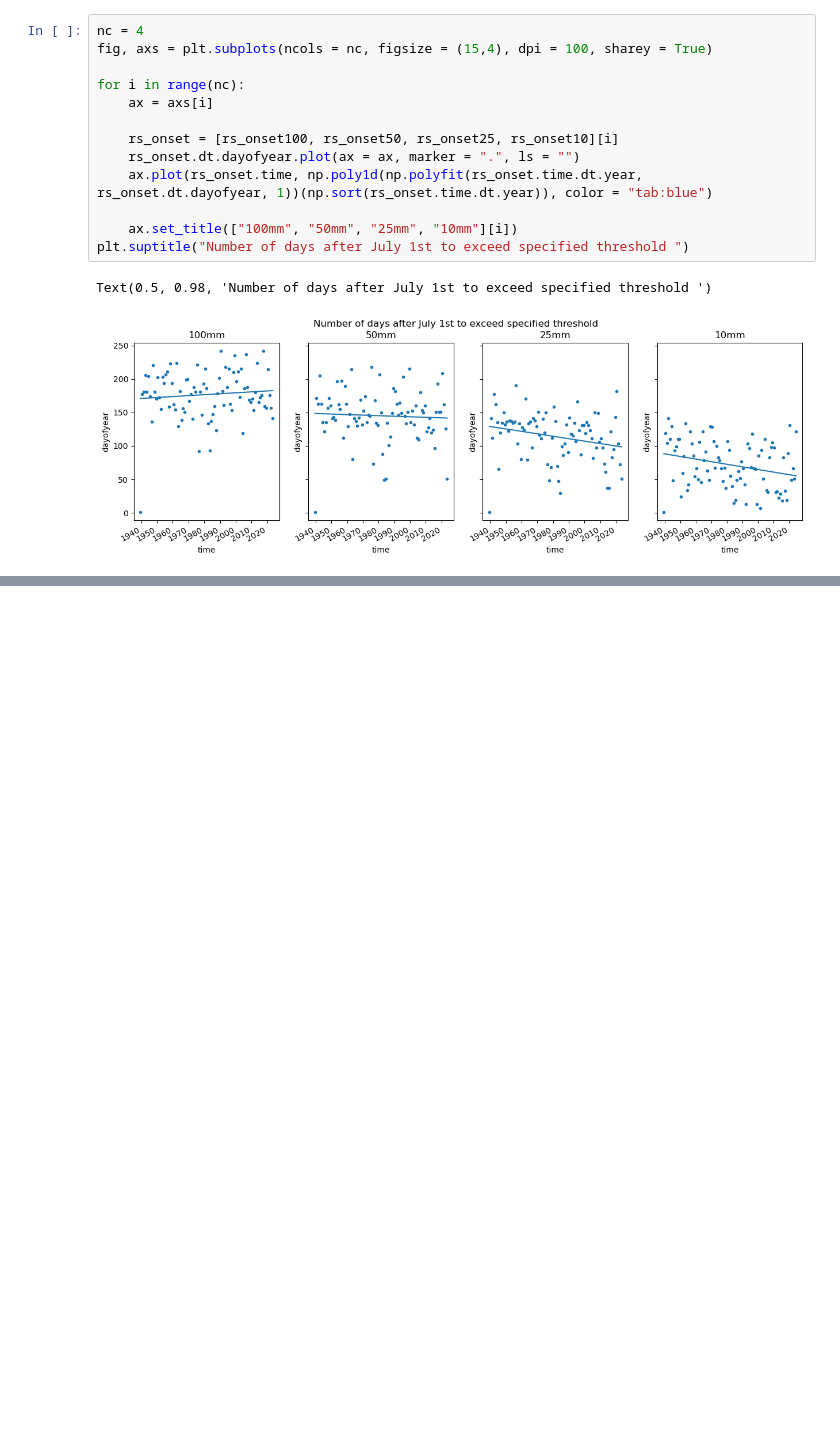
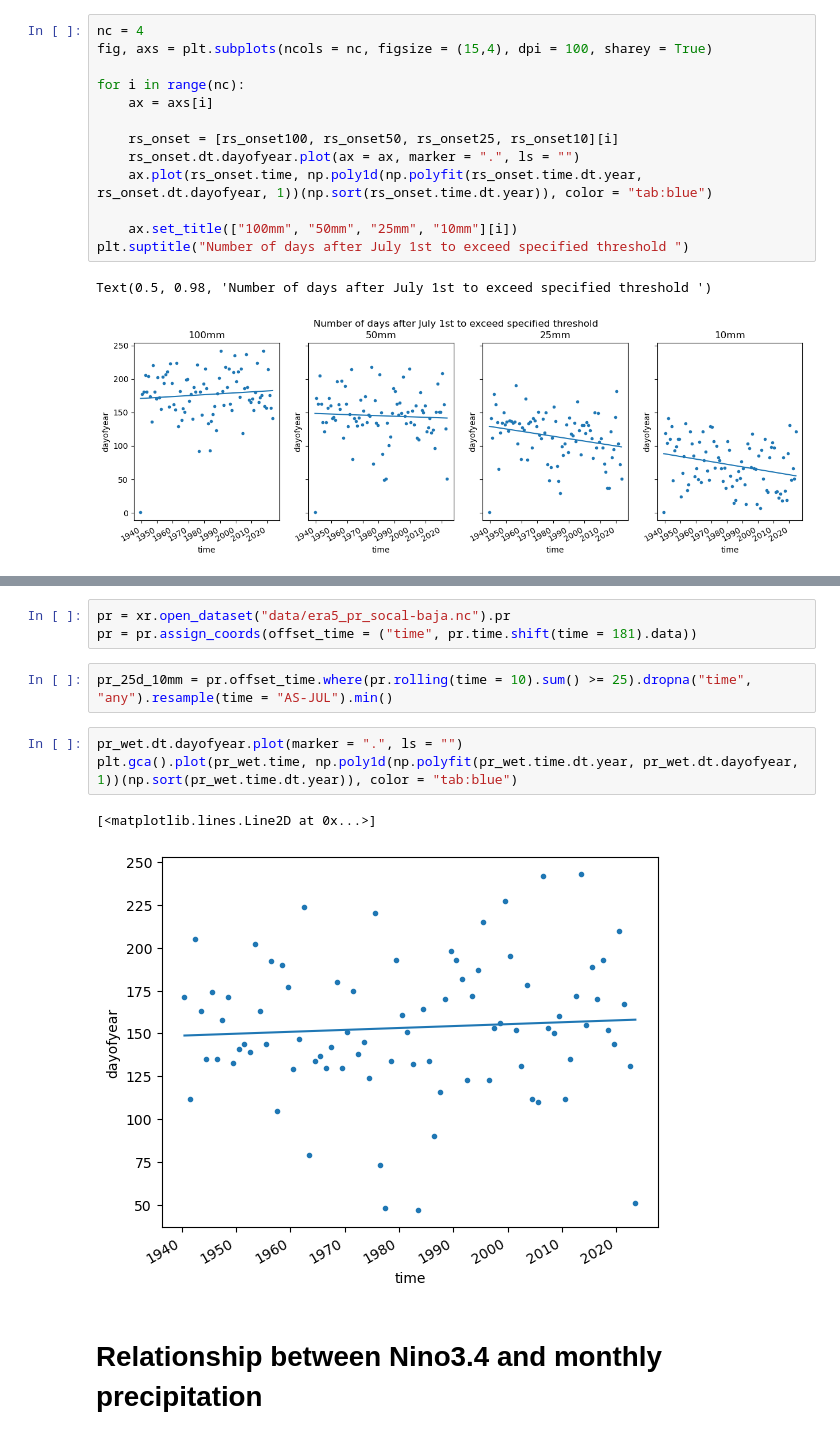
Before and after one commit to clairbarnes/wwa-current, a Jupyter notebook: 25-01_california-wildfires/cali-fires_1P_exploratory.ipynb, the cells around one changed output, grey strips where cells are left out. Drawn from its saved outputs; the diff is of its cells as text; blank space fills up the shorter version.

```diff
--- a/25-01_california-wildfires/cali-fires_1P_exploratory.ipynb
+++ b/25-01_california-wildfires/cali-fires_1P_exploratory.ipynb
@@ -245,0 +248,13 @@ Rainy season starts after a certain amount of precip has accumulated
+# %%
+pr = xr.open_dataset("data/era5_pr_socal-baja.nc").pr
+pr = pr.assign_coords(offset_time = ("time", pr.time.shift(time = 181).data))
+# %%
+pr_25d_10mm = pr.offset_time.where(pr.rolling(time = 10).sum() >= 25).dropna("time", "any").resample(time = "AS-JUL").min()
+# %%
+pr_wet.dt.dayofyear.plot(marker = ".", ls = "")
+plt.gca().plot(pr_wet.time, np.poly1d(np.polyfit(pr_wet.time.dt.year, pr_wet.dt.dayofyear, 1))(np.sort(pr_wet.time.dt.year)), color = "tab:blue")
+# %% [output]
+[<matplotlib.lines.Line2D at 0x...>]
+[figure, added]
+# %% [markdown]
+# Relationship between Nino3.4 and monthly precipitation
```
Also changed, not shown: parts of 18 cells of this notebook, 1 other file.
